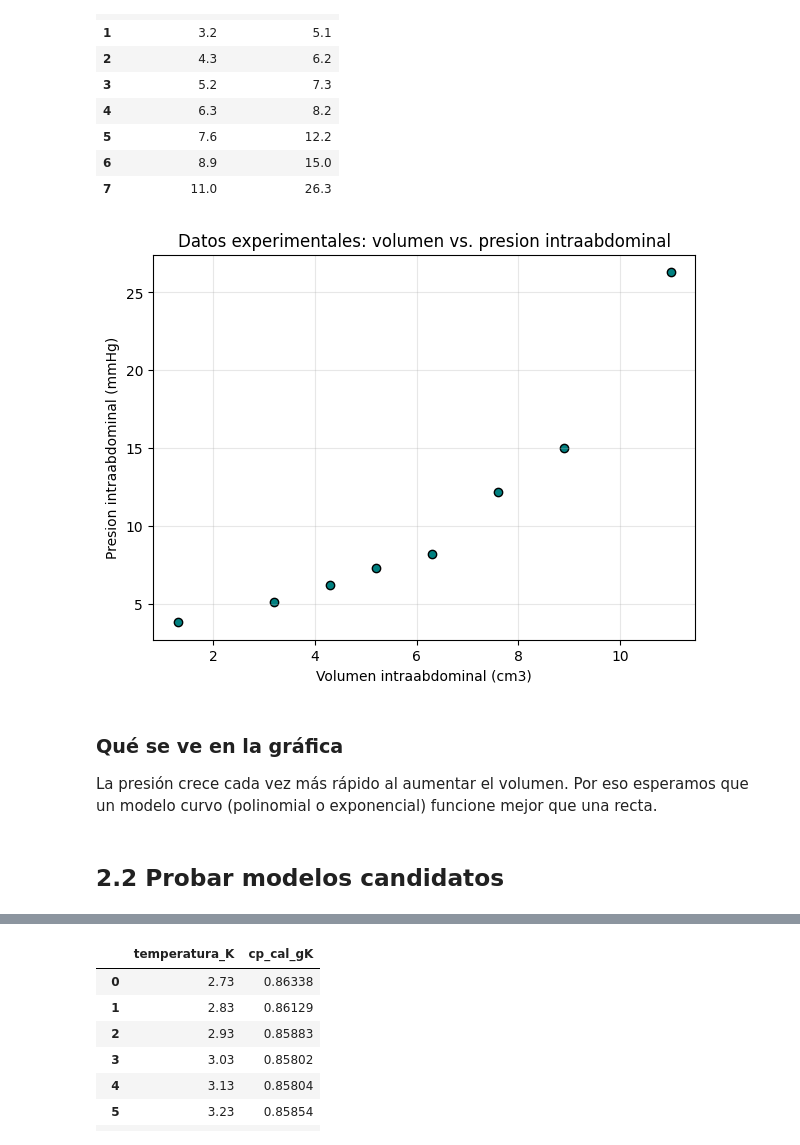
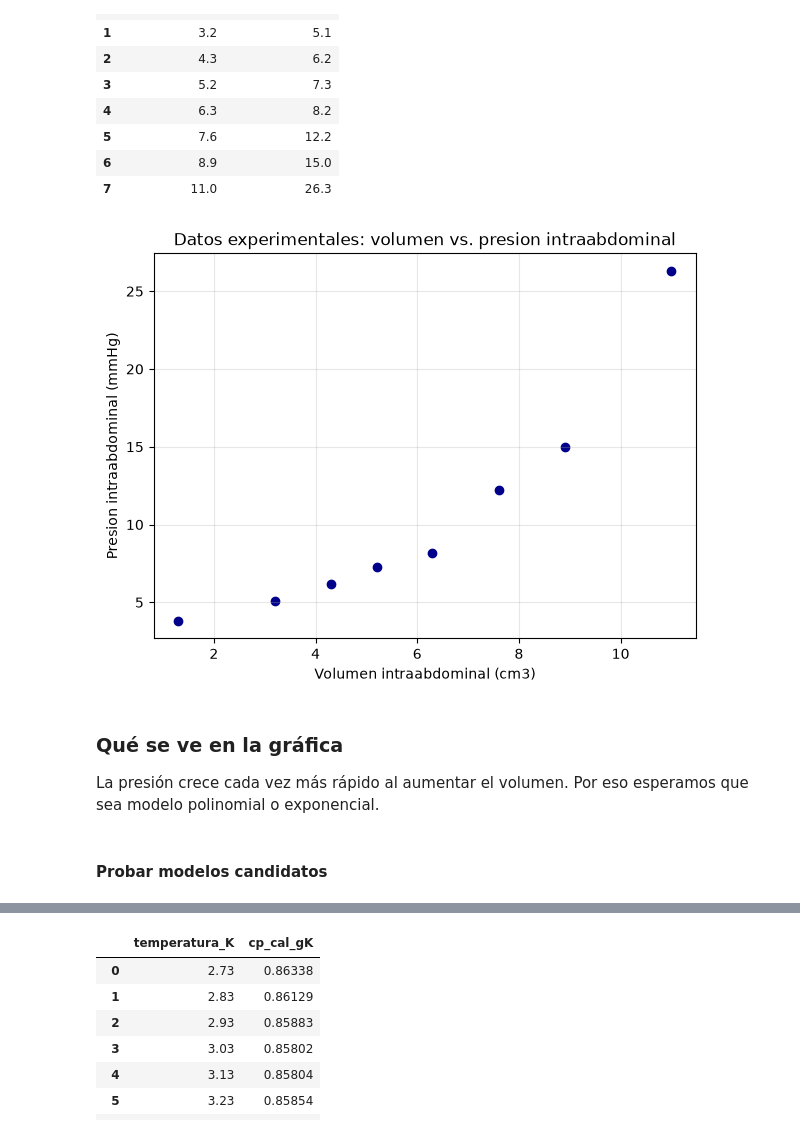
Before and after one commit to Mayday3003/Bioinformatics, a Jupyter notebook: practica/Practica_1_ModelacionDatos.ipynb, the cells around one changed output, grey strips where cells are left out. Saved outputs shown, nothing was run; the diff lists cells and outputs as text; code cells hidden in the pictures.

```diff
--- a/practica/Practica_1_ModelacionDatos.ipynb
+++ b/practica/Practica_1_ModelacionDatos.ipynb
@@ -44,7 +11,6 @@ from scipy.optimize import curve_fit
 # Forma general para las gráficas
 plt.rcParams["figure.figsize"] = (7, 5)
 plt.rcParams["axes.grid"] = True
-plt.rcParams["grid.alpha"] = 0.3
 # %%
 def calcular_r2_r(y_real, y_pred):
     r2 = r2_score(y_real, y_pred)
@@ -259,21 +244,21 @@ df_presion.head(10)
 # %%
 volumen_intraabdominal = df_presion["volumen_cm3"].to_numpy()
 presion_intraabdominal = df_presion["presion_mmHg"].to_numpy()
 
 fig, ax = plt.subplots()
-ax.scatter(volumen_intraabdominal, presion_intraabdominal, color="teal", edgecolor="black")
+ax.scatter(volumen_intraabdominal, presion_intraabdominal, color="darkblue")
 ax.set_xlabel("Volumen intraabdominal (cm3)")
 ax.set_ylabel("Presion intraabdominal (mmHg)")
 ax.set_title("Datos experimentales: volumen vs. presion intraabdominal")
 plt.show()
 # %% [output]
-[figure, old version]
+[figure, new version]
 # %% [markdown]
 ### Qué se ve en la gráfica
 
-La presión crece cada vez más rápido al aumentar el volumen. Por eso esperamos que un modelo curvo (polinomial o exponencial) funcione mejor que una recta.
+La presión crece cada vez más rápido al aumentar el volumen. Por eso esperamos que sea modelo polinomial o exponencial.
 # %% [markdown]
-## 2.2 Probar modelos candidatos
+#### Probar modelos candidatos
 # %%
 volumen_intraabdominal_2d = volumen_intraabdominal.reshape(-1, 1)
 
```
Also changed, not shown: parts of 66 cells of this notebook.
